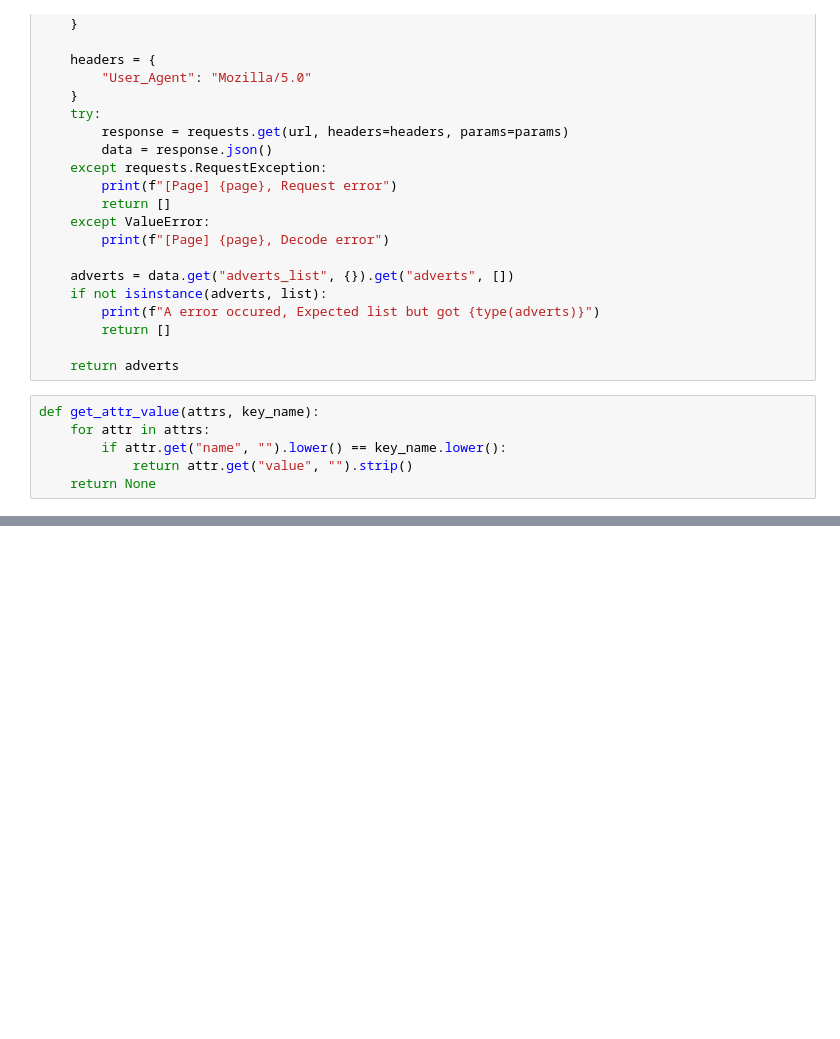
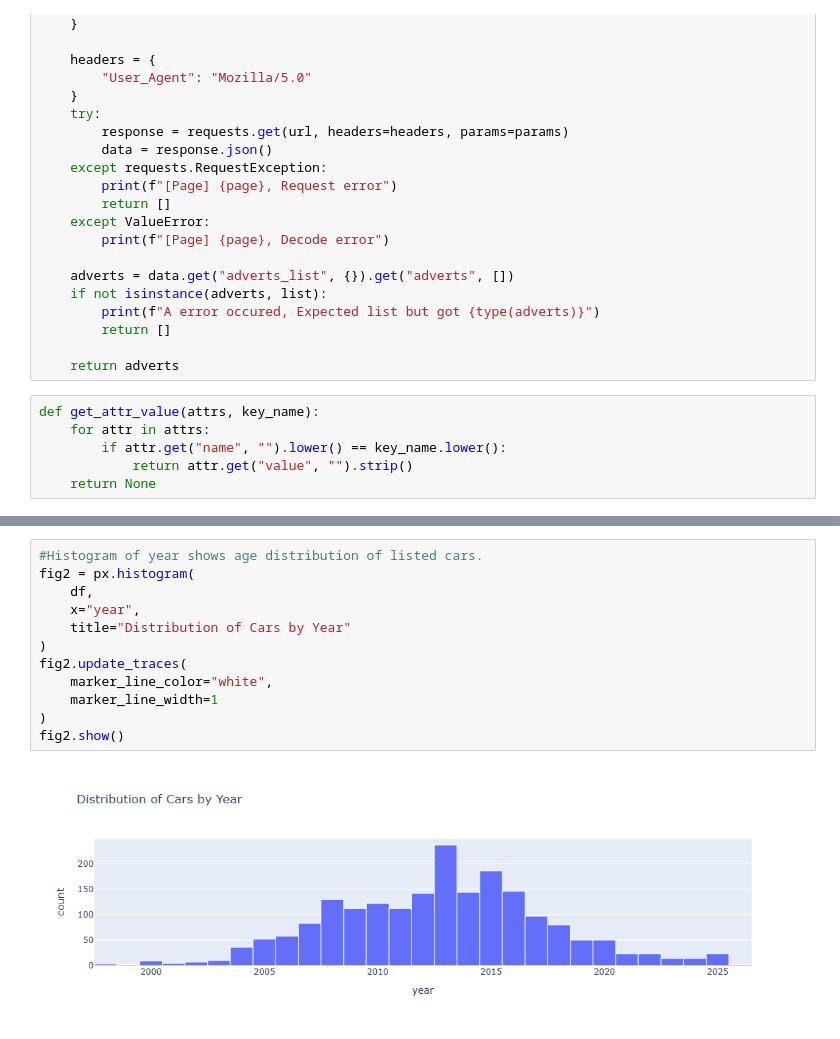
Before and after one commit to Maryam01-coder/data-science-class, a Jupyter notebook: jiji_scrape_car_data.ipynb, the cells around one changed output, grey strips where cells are left out. Cells and saved outputs as stored; diff of their text form; blank space fills up the shorter version.

```diff
--- a/jiji_scrape_car_data.ipynb
+++ b/jiji_scrape_car_data.ipynb
@@ -143,0 +322,14 @@ df.head()
+# %%
+#Histogram of year shows age distribution of listed cars.
+fig2 = px.histogram(
+    df,
+    x="year",
+    title="Distribution of Cars by Year"
+)
+fig2.update_traces(
+    marker_line_color="white",
+    marker_line_width=1
+)
+fig2.show()
+# %% [output]
+[figure, added]
```
Also changed, not shown: parts of 28 cells of this notebook, 3 other files.
